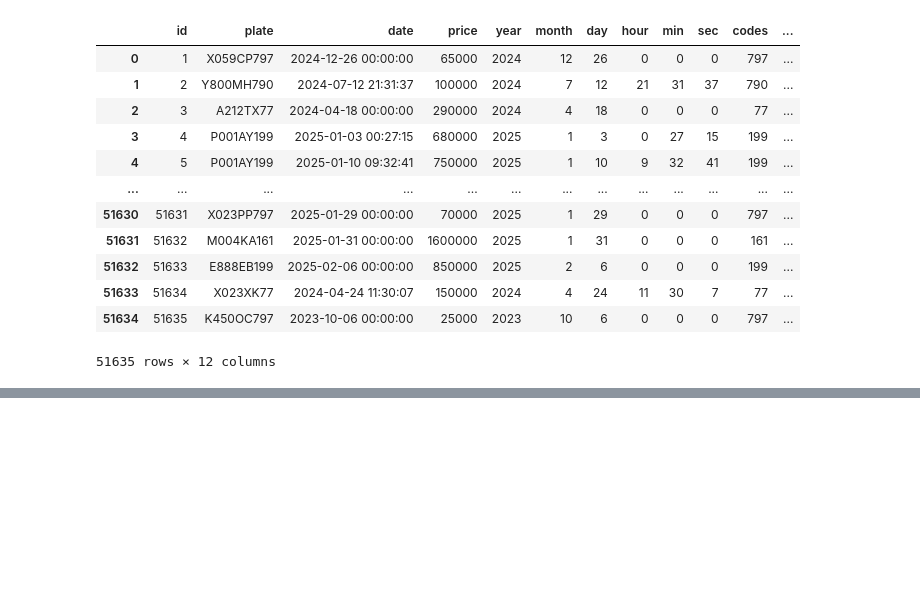
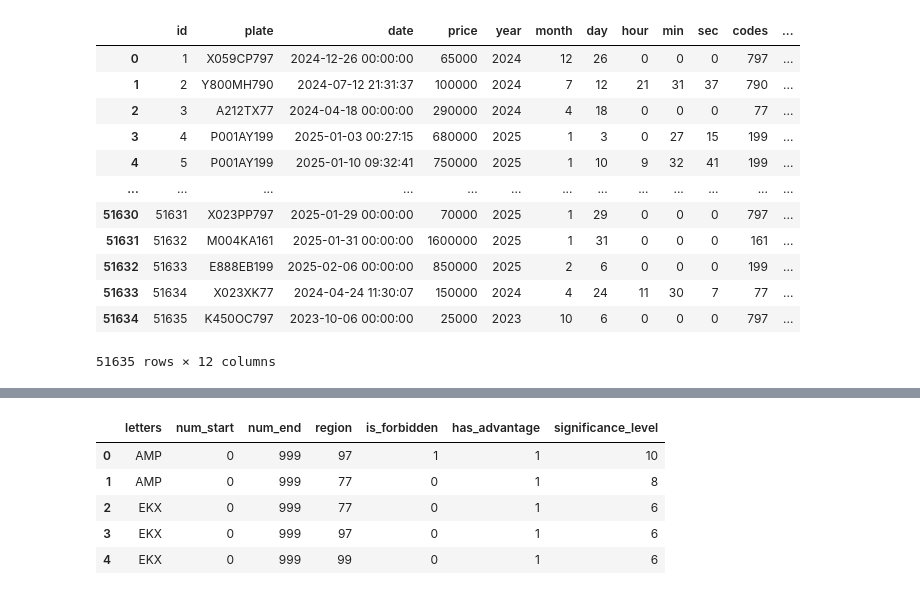
Before and after one commit to saimadhu27/car_plates_price_prediction, a Jupyter notebook: notebook.ipynb, the cells around one changed output, grey strips where cells are left out. Saved outputs shown, nothing was run; the diff lists cells and outputs as text; code cells hidden in the pictures; blank space fills up the shorter version.

```diff
--- a/notebook.ipynb
+++ b/notebook.ipynb
@@ -275,0 +289,15 @@ for key, value in GOVERNMENT_CODES.items():
+# %%
+gov_df = pd.DataFrame([
+    {'letters': key[0], 'num_start': key[1][0], 'num_end': key[1][1],
+     'region': key[2], 'is_forbidden': val[1], 'has_advantage': val[2],
+     'significance_level': val[3]}
+    for key, val in GOVERNMENT_CODES.items()
+])
+gov_df.head()
+# %% [output]
+|  | letters | num_start | num_end | region | is_forbidden | has_advantage | significance_level |
+| 0 | AMP | 0 | 999 | 97 | 1 | 1 | 10 |
+| 1 | AMP | 0 | 999 | 77 | 0 | 1 | 8 |
+| 2 | EKX | 0 | 999 | 77 | 0 | 1 | 6 |
+| 3 | EKX | 0 | 999 | 97 | 0 | 1 | 6 |
+| 4 | EKX | 0 | 999 | 99 | 0 | 1 | 6 |
```
Also changed, not shown: parts of 9 cells of this notebook, 1 other file.
